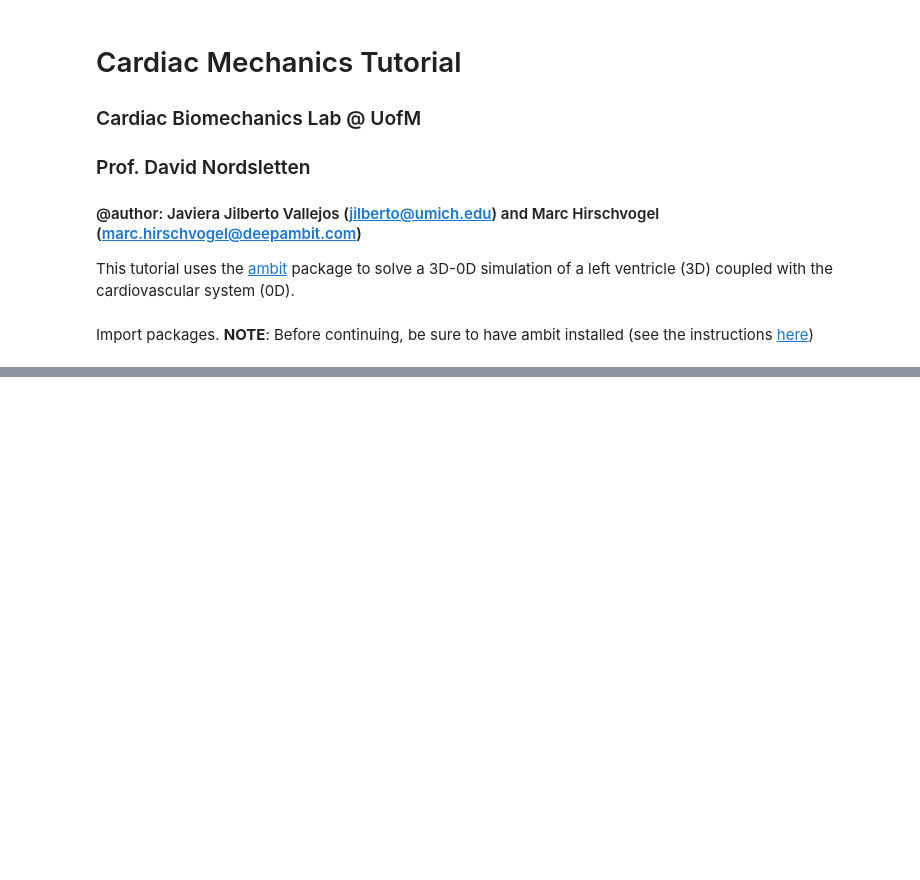
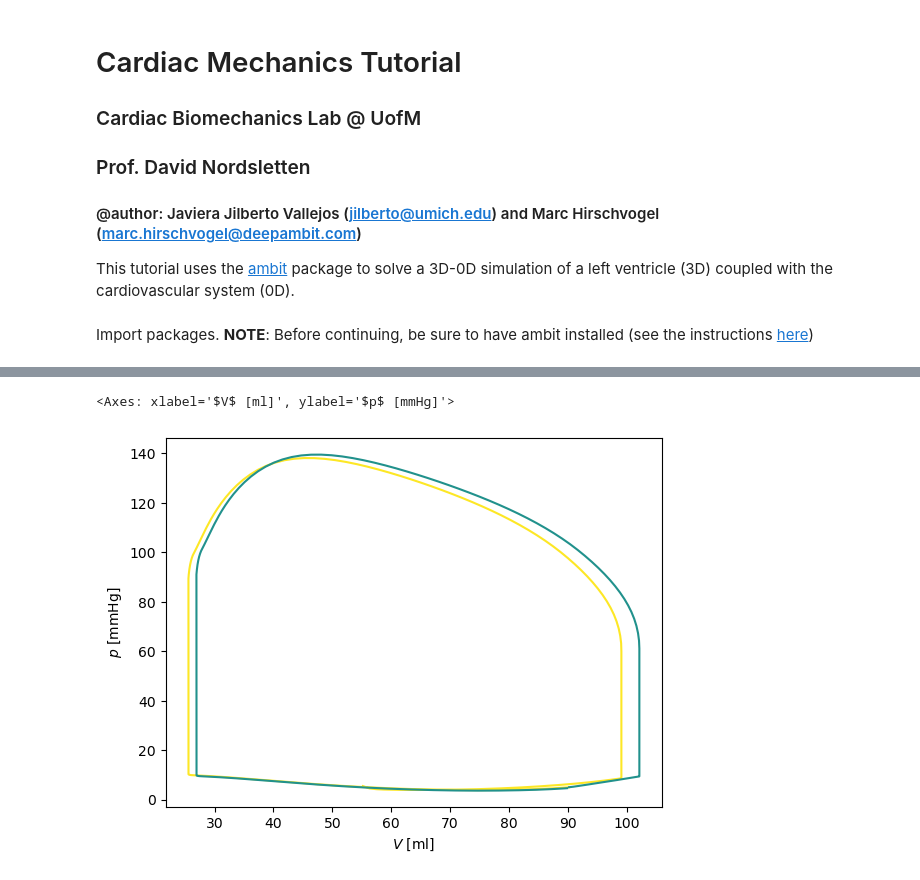
Before and after one commit to javijv4/cardiac-mechanics-tutorial, a Jupyter notebook: tutorial2_coupled_lv/cardiac_cycle.ipynb, the cells around one changed output, grey strips where cells are left out. Drawn from its saved outputs; the diff is of its cells as text; code cells hidden in the pictures; blank space fills up the shorter version.

```diff
--- a/tutorial2_coupled_lv/cardiac_cycle.ipynb
+++ b/tutorial2_coupled_lv/cardiac_cycle.ipynb
@@ -223,0 +226,13 @@ FEM form compilation for solid-0D finished, te = 0.08 s
+# %%
+import matplotlib.pyplot as plt
+from plotter0D import plotter0D
+
+vol0 = 55192.195345982618    # Initial LV chamber volume
+stepsxcycle = 500
+p0D = plotter0D('out/', stepsxcycle, vol0=vol0, name='test')
+# %%
+# LV PV loop
+p0D.plot_PVloop('l', 'all', unit='mmHg')  # arguments are (side = 'rv' or 'lv', cycle = an integer or 'all', unit = 'mmHg' or 'kPa')
+# %% [output]
+<Axes: xlabel='$V$ [ml]', ylabel='$p$ [mmHg]'>
+[figure, added]
```
Also changed, not shown: parts of 20 cells of this notebook, 42 other files.
